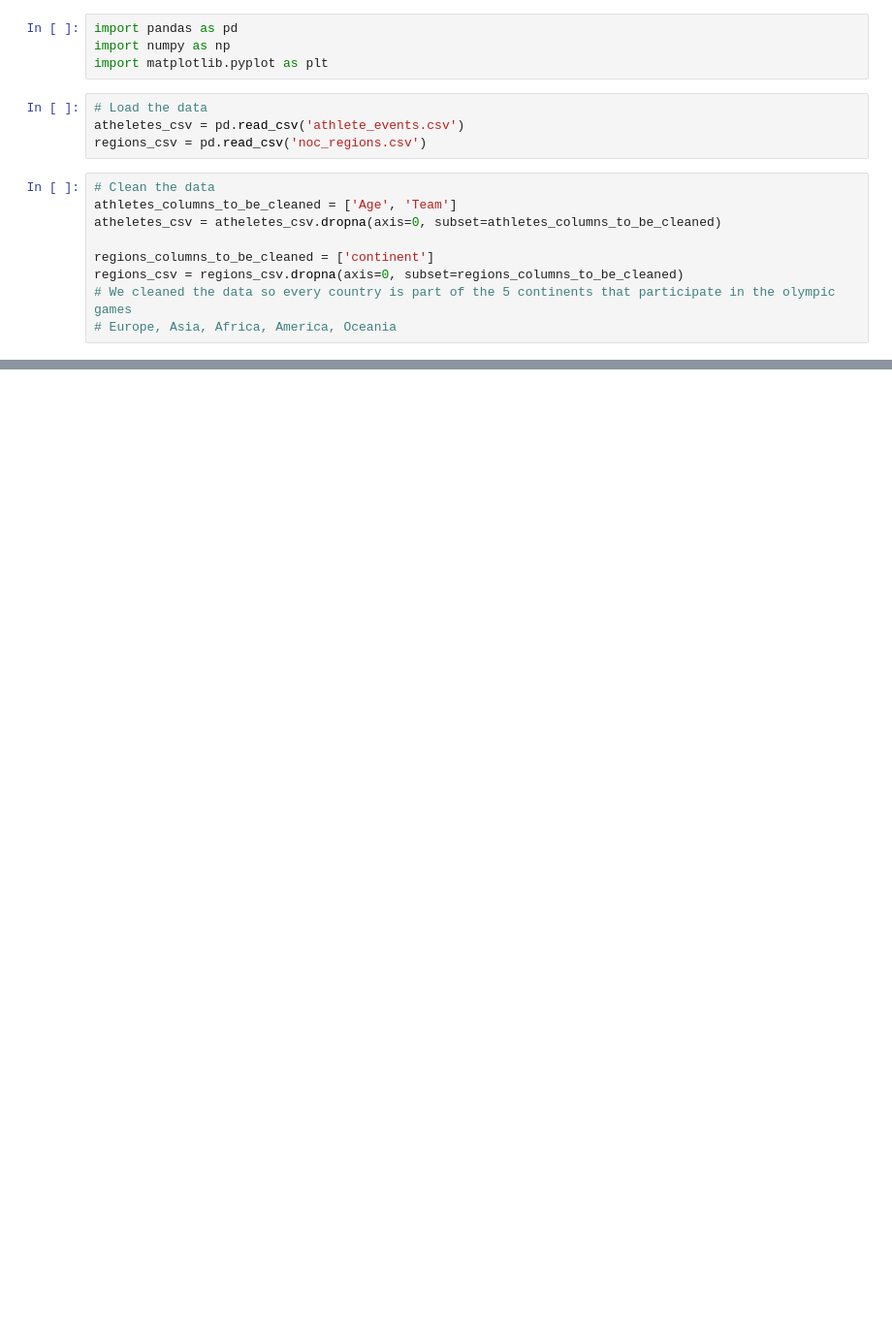
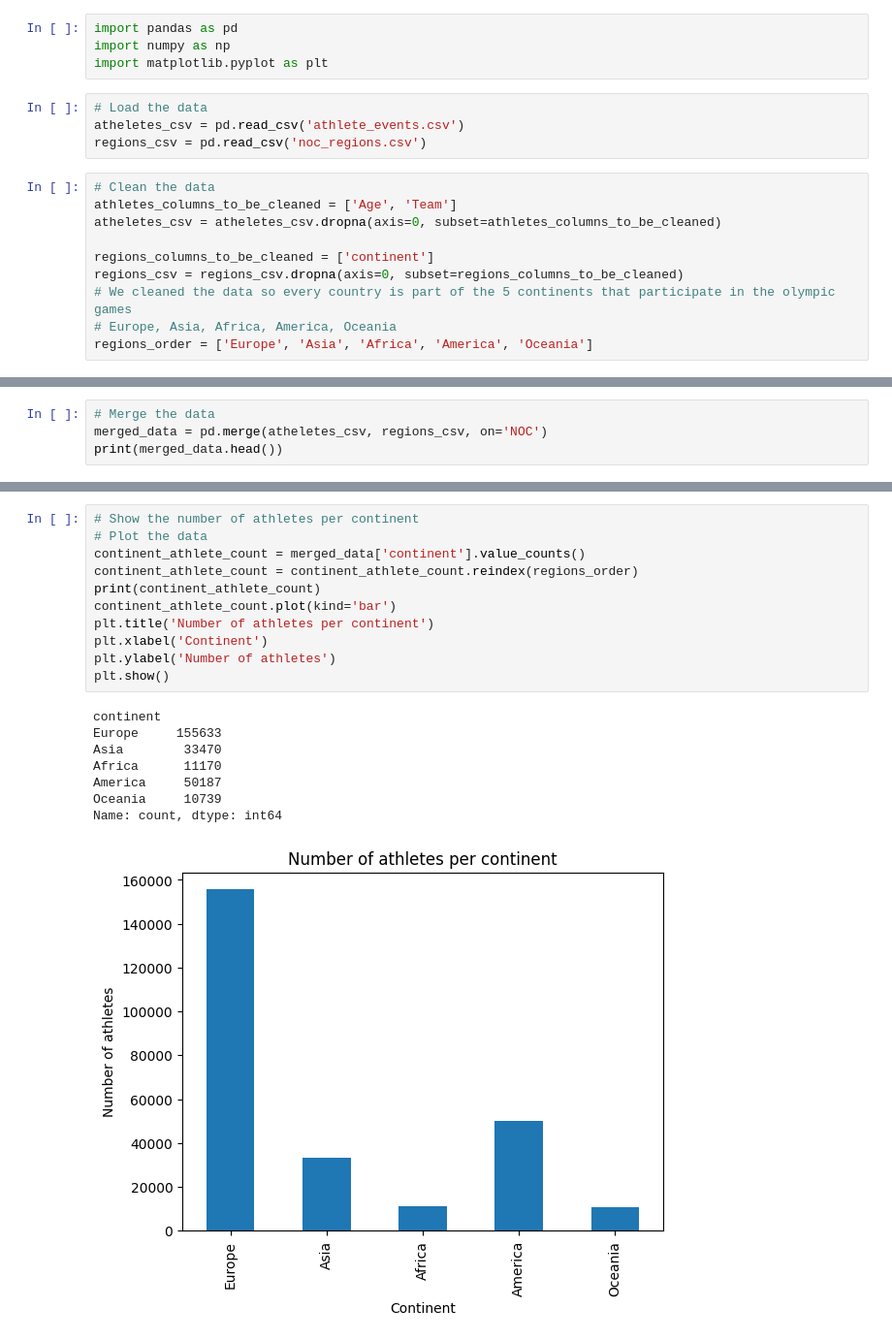
Before and after one commit to AnassTaher/data-wrangling, a Jupyter notebook: nationality.ipynb, the cells around one changed output, grey strips where cells are left out. Shown at 97% size. Cells and saved outputs as stored; diff of their text form; blank space fills up the shorter version.

```diff
--- a/nationality.ipynb
+++ b/nationality.ipynb
@@ -15,3 +15,4 @@ regions_columns_to_be_cleaned = ['continent']
 regions_csv = regions_csv.dropna(axis=0, subset=regions_columns_to_be_cleaned)
 # We cleaned the data so every country is part of the 5 continents that participate in the olympic games
 # Europe, Asia, Africa, America, Oceania
+regions_order = ['Europe', 'Asia', 'Africa', 'America', 'Oceania']
@@ -38,0 +19,4 @@ Index(['NOC', 'region', 'notes', 'continent'], dtype='object')
+# %%
+# Merge the data
+merged_data = pd.merge(atheletes_csv, regions_csv, on='NOC')
+print(merged_data.head())
@@ -38,0 +44,20 @@ Index(['NOC', 'region', 'notes', 'continent'], dtype='object')
+# %%
+# Show the number of athletes per continent
+# Plot the data
+continent_athlete_count = merged_data['continent'].value_counts()
+continent_athlete_count = continent_athlete_count.reindex(regions_order)
+print(continent_athlete_count)
+continent_athlete_count.plot(kind='bar')
+plt.title('Number of athletes per continent')
+plt.xlabel('Continent')
+plt.ylabel('Number of athletes')
+plt.show()
+# %% [output]
+continent
+Europe     155633
+Asia        33470
+Africa      11170
+America     50187
+Oceania     10739
+Name: count, dtype: int64
+[figure, added]
```
Also changed, not shown: parts of 5 cells of this notebook.
